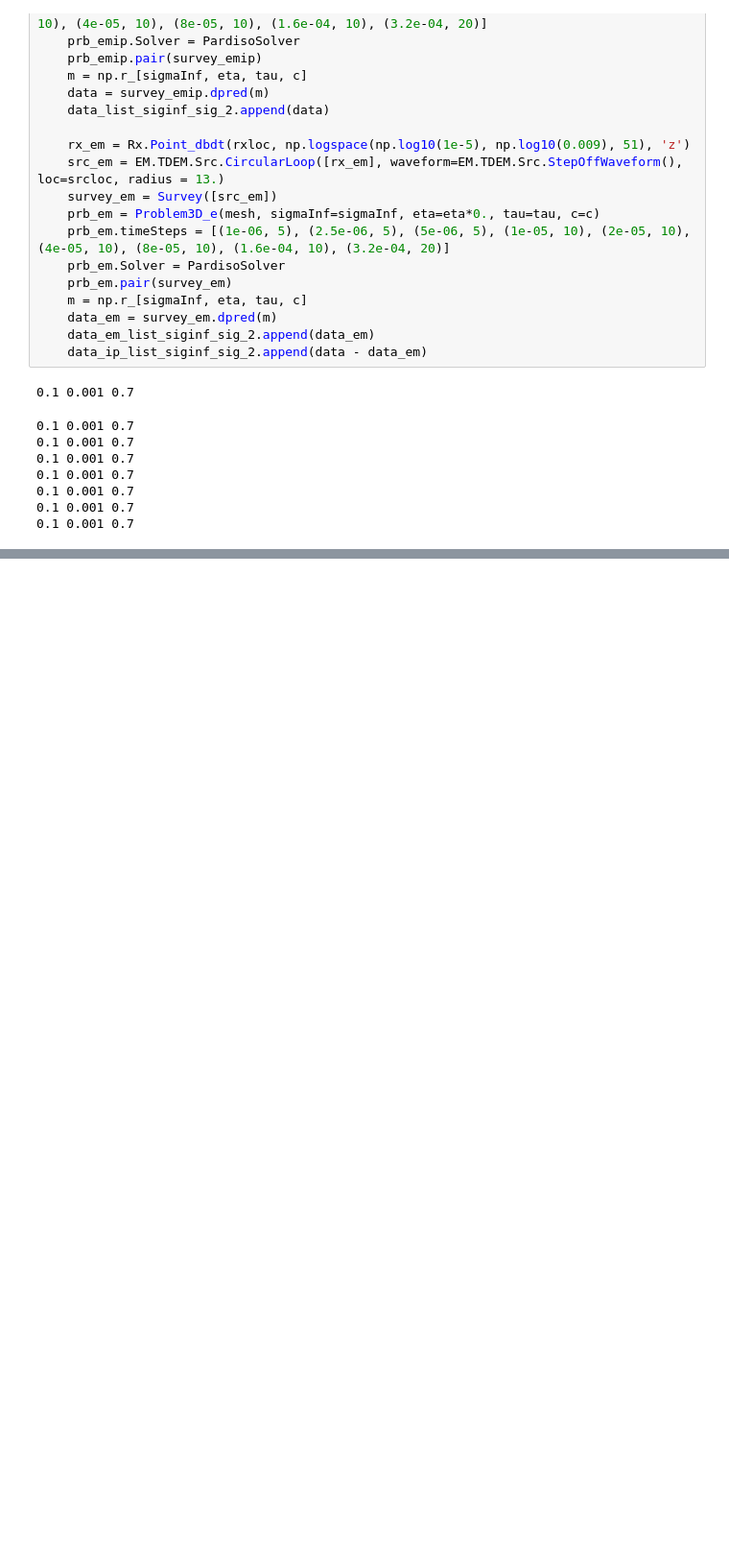
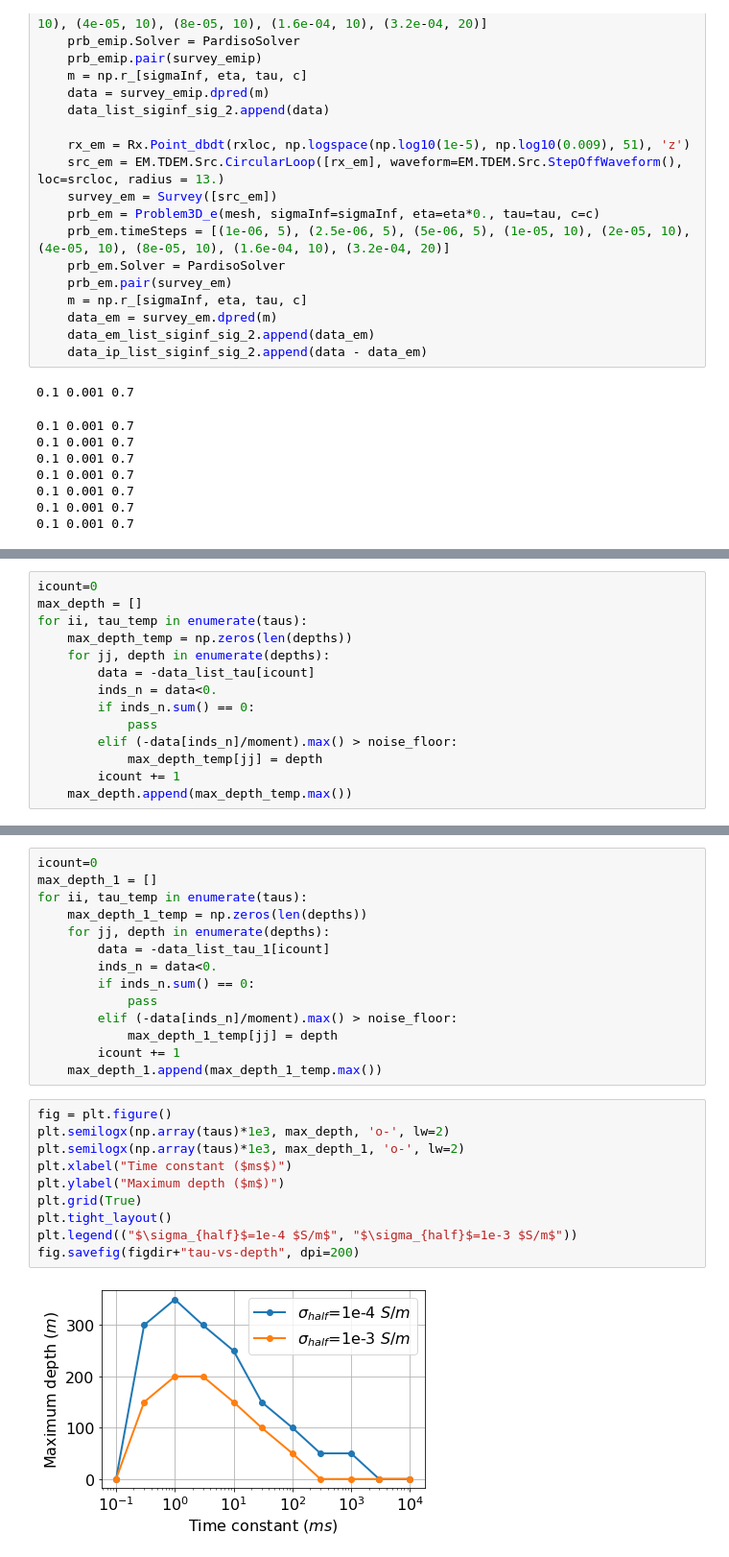
Before and after one commit to simpeg-research/kang-2018-AEM, a Jupyter notebook: notebooks/Depth.ipynb, the cells around one changed output, grey strips where cells are left out. Shown: that part at 96% size. Cells and saved outputs as stored; diff of their text form; blank space fills up the shorter version.

```diff
--- a/notebooks/Depth.ipynb
+++ b/notebooks/Depth.ipynb
@@ -208,0 +331,14 @@ fig.savefig(figdir+"data_depth_2", dpi=300)
+# %%
+icount=0
+max_depth = []
+for ii, tau_temp in enumerate(taus):
+    max_depth_temp = np.zeros(len(depths))
+    for jj, depth in enumerate(depths):
+        data = -data_list_tau[icount]
+        inds_n = data<0.
+        if inds_n.sum() == 0:
+            pass
+        elif (-data[inds_n]/moment).max() > noise_floor:
+            max_depth_temp[jj] = depth
+        icount += 1
+    max_depth.append(max_depth_temp.max())
@@ -208,0 +407,26 @@ fig.savefig(figdir+"data_depth_2", dpi=300)
+# %%
+icount=0
+max_depth_1 = []
+for ii, tau_temp in enumerate(taus):
+    max_depth_1_temp = np.zeros(len(depths))
+    for jj, depth in enumerate(depths):
+        data = -data_list_tau_1[icount]
+        inds_n = data<0.
+        if inds_n.sum() == 0:
+            pass
+        elif (-data[inds_n]/moment).max() > noise_floor:
+            max_depth_1_temp[jj] = depth
+        icount += 1
+    max_depth_1.append(max_depth_1_temp.max())
+# %%
+fig = plt.figure()
+plt.semilogx(np.array(taus)*1e3, max_depth, 'o-', lw=2)
+plt.semilogx(np.array(taus)*1e3, max_depth_1, 'o-', lw=2)
+plt.xlabel("Time constant ($ms$)")
+plt.ylabel("Maximum depth ($m$)")
+plt.grid(True)
+plt.tight_layout()
+plt.legend(("$\sigma_{half}$=1e-4 $S/m$", "$\sigma_{half}$=1e-3 $S/m$"))
+fig.savefig(figdir+"tau-vs-depth", dpi=200)
+# %% [output]
+[figure, added]
```
Also changed, not shown: parts of 12 cells of this notebook, 25 other files.
